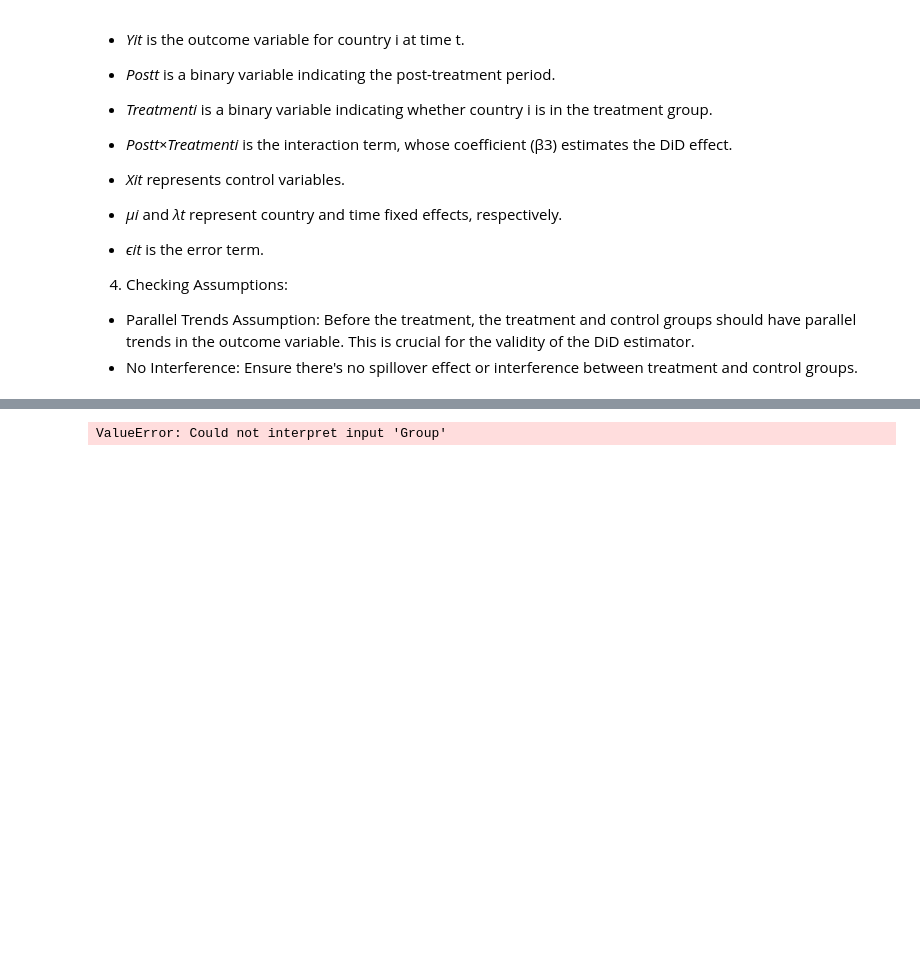
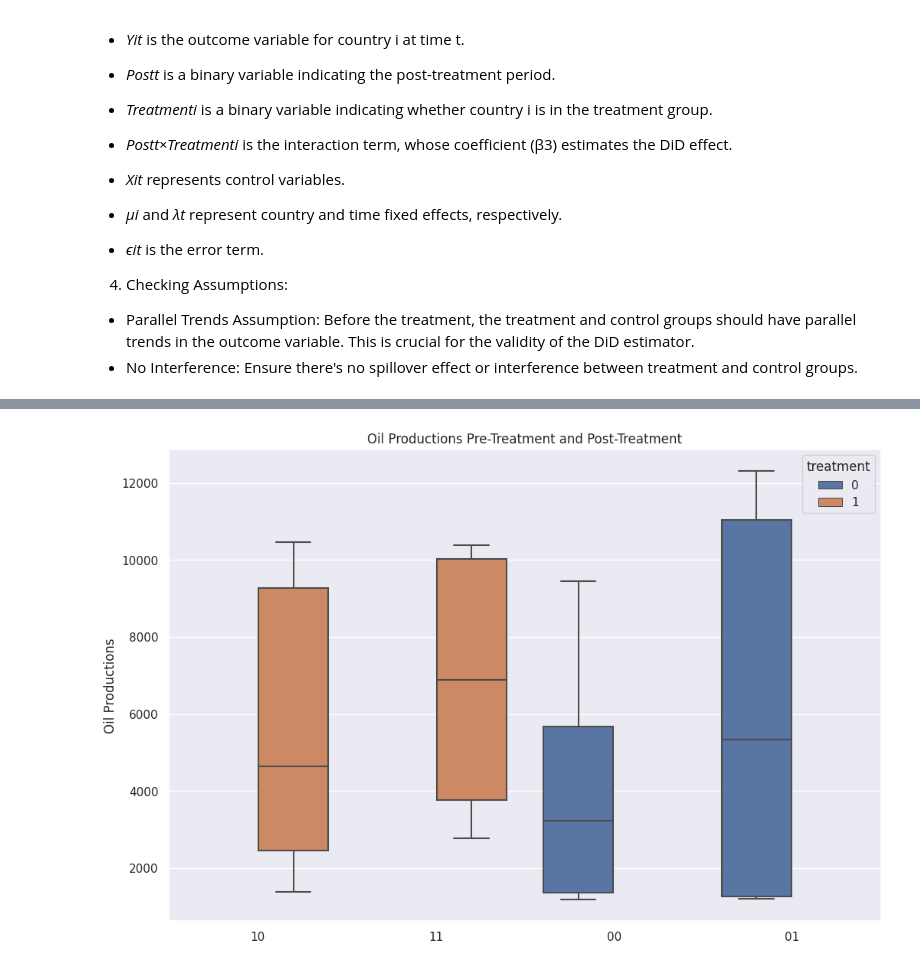
Before and after one commit to winstonlingga/QM2Gr13, a Jupyter notebook: QM2 Code.ipynb, the cells around one changed output, grey strips where cells are left out. Saved outputs shown, nothing was run; the diff lists cells and outputs as text; code cells hidden in the pictures; blank space fills up the shorter version.

```diff
--- a/QM2 Code.ipynb
+++ b/QM2 Code.ipynb
@@ -393,14 +392,14 @@ ValueError: Could not interpret value `treatment` for parameter `hue`
 # %%
 df['category']=df['treatment'].astype(str)+df['post'].astype(str)
 
-sns.boxplot(data=df, x='Group', y='Oil_Production',hue='treatment')
-plt.title('Oil Productions by Treatment and Post Treatment')
+sns.boxplot(data=df, x='category', y='Oil_Production',hue='treatment')
+plt.title('Oil Productions Pre-Treatment and Post-Treatment')
 plt.ylabel('Oil Productions')
 plt.xlabel('')
 
 plt.show()
 # %% [output]
-ValueError: Could not interpret input 'Group'
+[figure, added]
 # %%
 from statsmodels.formula.api import ols
 
```
Also changed, not shown: parts of 2 cells of this notebook.
